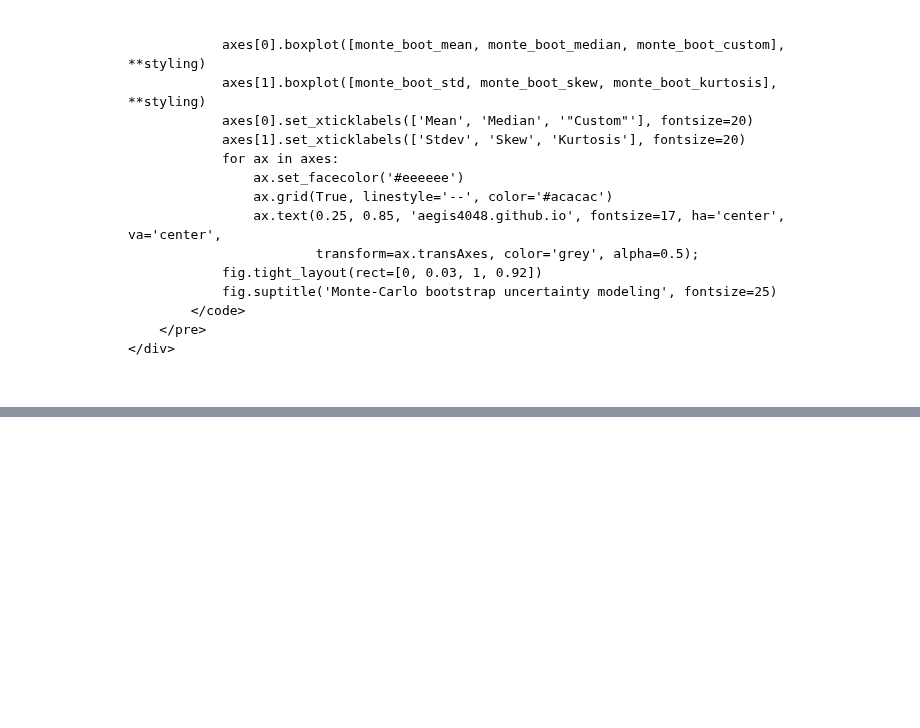
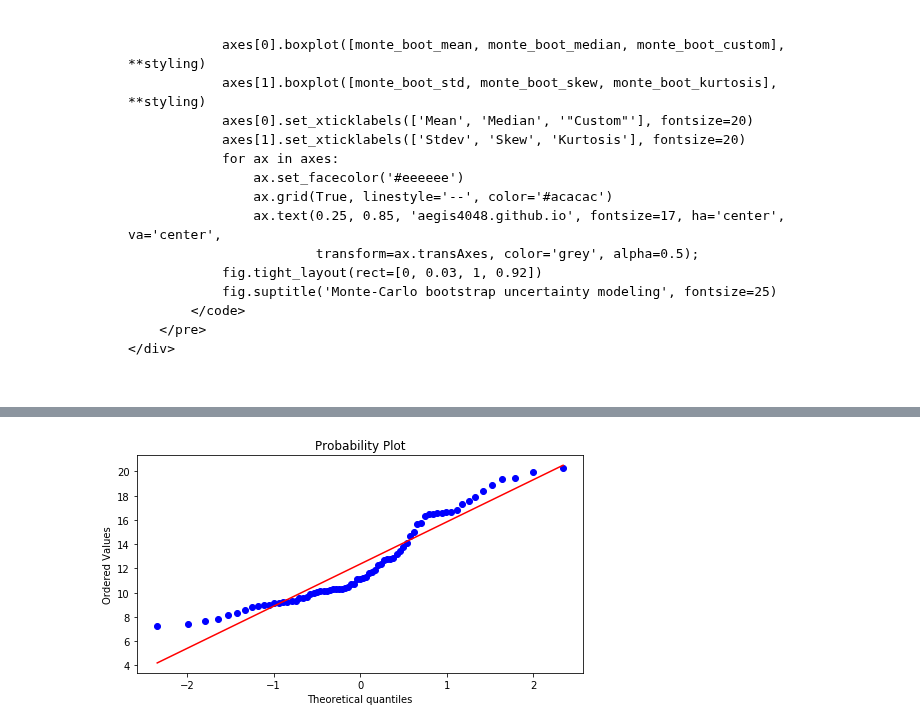
Before and after one commit to aegis4048/aegis4048.github.io, a Jupyter notebook: downloads/notebooks/confidence_interval.ipynb, the cells around one changed output, grey strips where cells are left out. Cells and saved outputs as stored; diff of their text form; code cells hidden in the pictures; blank space fills up the shorter version.

```diff
--- a/downloads/notebooks/confidence_interval.ipynb
+++ b/downloads/notebooks/confidence_interval.ipynb
@@ -1963,0 +2043,6 @@ Let's visualize the 95% confidence interval of various statistics obtained from
+# %%
+fig, ax= plt.subplots(figsize=(8, 4))
+
+prob = stats.probplot(yt, dist=stats.norm, plot=ax)
+# %% [output]
+[figure, added]
```
Also changed, not shown: parts of 12 cells of this notebook, 15 other files.
